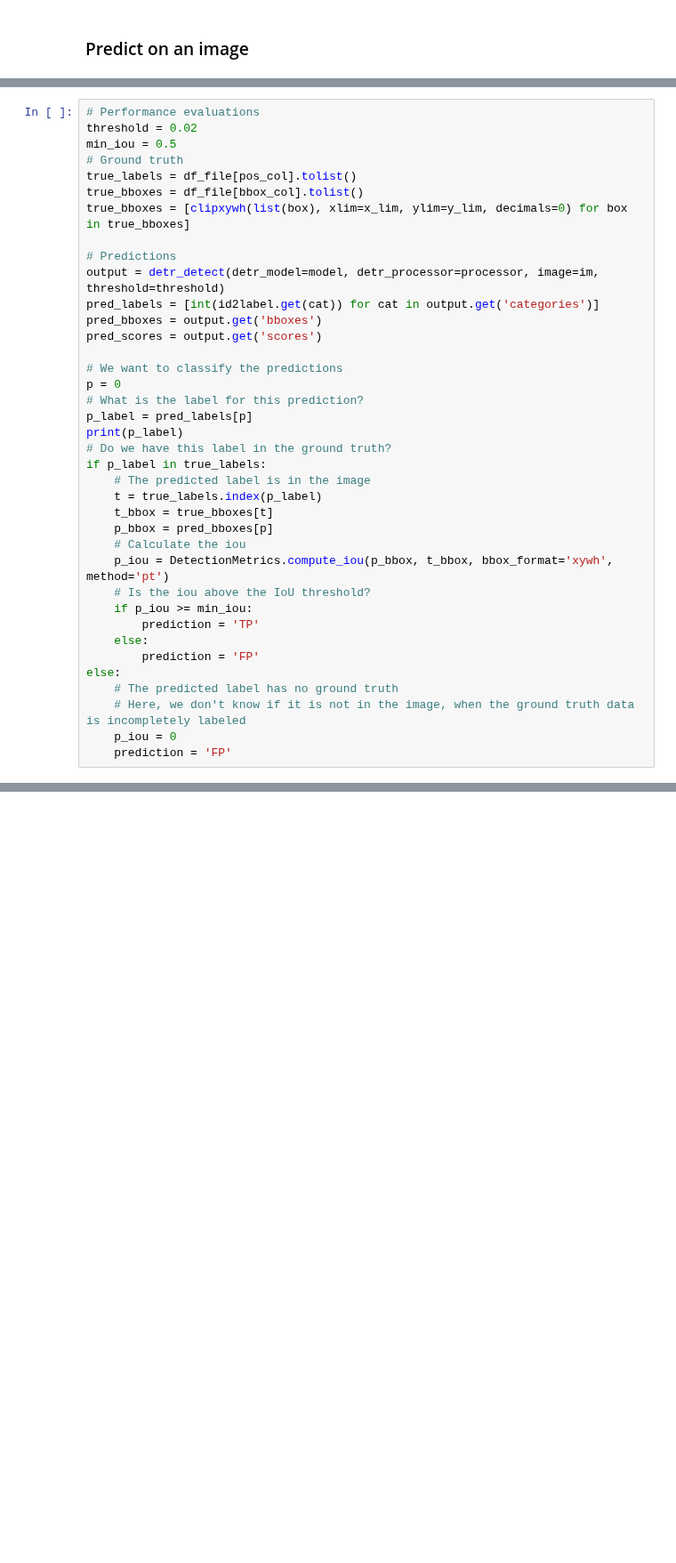
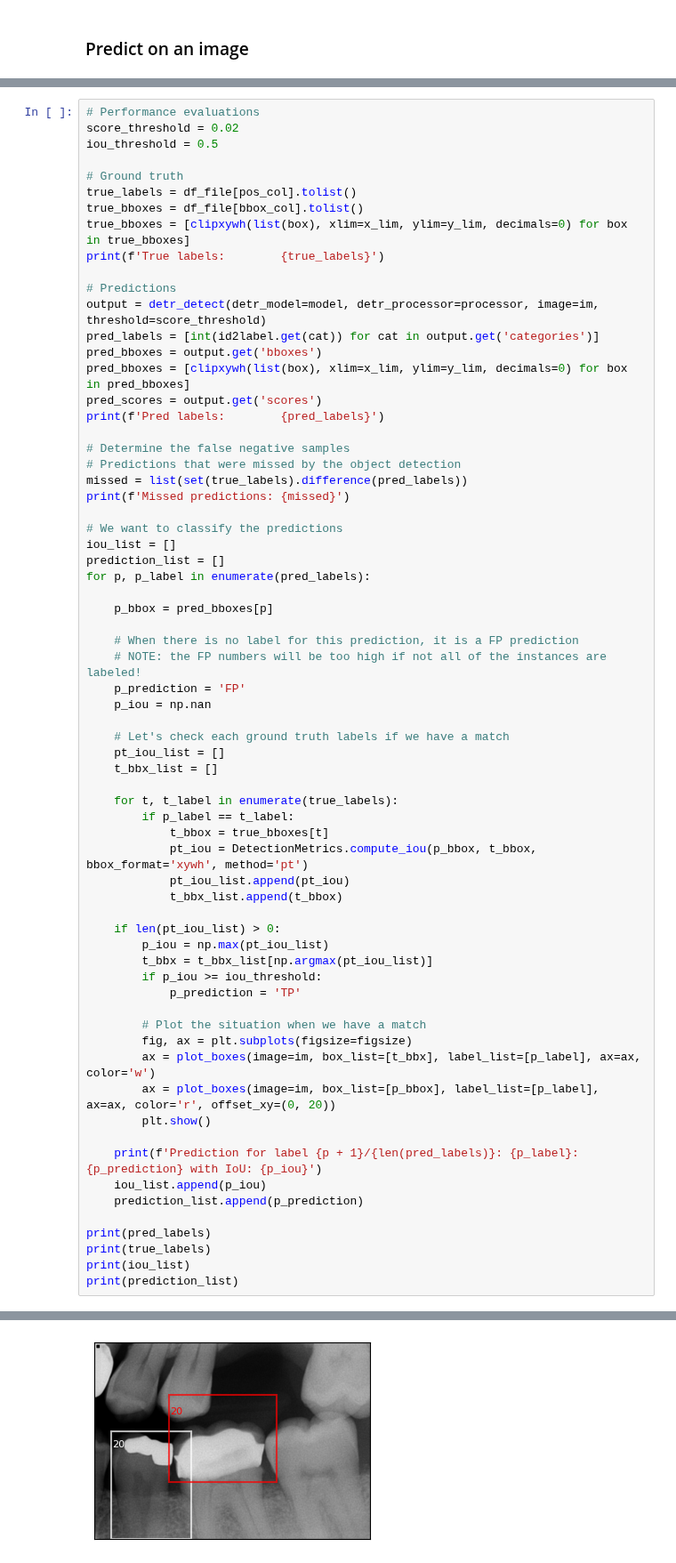
Before and after one commit to awerdich/computervision, a Jupyter notebook: notebooks/detection/10_performance.ipynb, the cells around one changed output, grey strips where cells are left out. Shown at 89% size. Cells and saved outputs as stored; diff of their text form; blank space fills up the shorter version.

```diff
--- a/notebooks/detection/10_performance.ipynb
+++ b/notebooks/detection/10_performance.ipynb
@@ -242,39 +334,68 @@ Pred: [29, 28, 30, 31, 32]
 # %%
 # Performance evaluations
-threshold = 0.02
-min_iou = 0.5
+score_threshold = 0.02
+iou_threshold = 0.5
+
 # Ground truth
 true_labels = df_file[pos_col].tolist()
 true_bboxes = df_file[bbox_col].tolist()
 true_bboxes = [clipxywh(list(box), xlim=x_lim, ylim=y_lim, decimals=0) for box in true_bboxes]
+print(f'True labels:        {true_labels}')
 
 # Predictions
-output = detr_detect(detr_model=model, detr_processor=processor, image=im, threshold=threshold)
+output = detr_detect(detr_model=model, detr_processor=processor, image=im, threshold=score_threshold)
 pred_labels = [int(id2label.get(cat)) for cat in output.get('categories')]
 pred_bboxes = output.get('bboxes')
+pred_bboxes = [clipxywh(list(box), xlim=x_lim, ylim=y_lim, decimals=0) for box in pred_bboxes]
 pred_scores = output.get('scores')
+print(f'Pred labels:        {pred_labels}')
+
+# Determine the false negative samples
+# Predictions that were missed by the object detection
+missed = list(set(true_labels).difference(pred_labels))
+print(f'Missed predictions: {missed}')
 
 # We want to classify the predictions
-p = 0
-# What is the label for this prediction?
-p_label = pred_labels[p]
-print(p_label)
-# Do we have this label in the ground truth?
-if p_label in true_labels:
-    # The predicted label is in the image
-    t = true_labels.index(p_label)
-    t_bbox = true_bboxes[t]
+iou_list = []
+prediction_list = []
+for p, p_label in enumerate(pred_labels):
+
     p_bbox = pred_bboxes[p]
-    # Calculate the iou
-    p_iou = DetectionMetrics.compute_iou(p_bbox, t_bbox, bbox_format='xywh', method='pt')
-    # Is the iou above the IoU threshold?
-    if p_iou >= min_iou:
-        prediction = 'TP'
-    else:
-        prediction = 'FP'
-else:
-    # The predicted label has no ground truth
-    # Here, we don't know if it is not in the image, when the ground truth data is incompletely labeled
-    p_iou = 0
-    prediction = 'FP'
+
+    # When there is no label for this prediction, it is a FP prediction
+    # NOTE: the FP numbers will be too high if not all of the instances are labeled!
+    p_prediction = 'FP'
+    p_iou = np.nan
+
+    # Let's check each ground truth labels if we have a match
+    pt_iou_list = []
+    t_bbx_list = []
+
+    for t, t_label in enumerate(true_labels):
+        if p_label == t_label:
+            t_bbox = true_bboxes[t]
+            pt_iou = DetectionMetrics.compute_iou(p_bbox, t_bbox, bbox_format='xywh', method='pt')
+            pt_iou_list.append(pt_iou)
+            t_bbx_list.append(t_bbox)
+
+    if len(pt_iou_list) > 0:
+        p_iou = np.max(pt_iou_list)
+        t_bbx = t_bbx_list[np.argmax(pt_iou_list)]
+        if p_iou >= iou_threshold:
+            p_prediction = 'TP'
+
+        # Plot the situation when we have a match
+        fig, ax = plt.subplots(figsize=figsize)
+        ax = plot_boxes(image=im, box_list=[t_bbx], label_list=[p_label], ax=ax, color='w')
+        ax = plot_boxes(image=im, box_list=[p_bbox], label_list=[p_label], ax=ax, color='r', offset_xy=(0, 20))
+        plt.show()
+
+    print(f'Prediction for label {p + 1}/{len(pred_labels)}: {p_label}: {p_prediction} with IoU: {p_iou}')
+    iou_list.append(p_iou)
+    prediction_list.append(p_prediction)
+
+print(pred_labels)
+print(true_labels)
+print(iou_list)
+print(prediction_list)
 # %% [output]
@@ -281,0 +407 @@ else:
+[figure, added]
```
Also changed, not shown: parts of 14 cells of this notebook.
